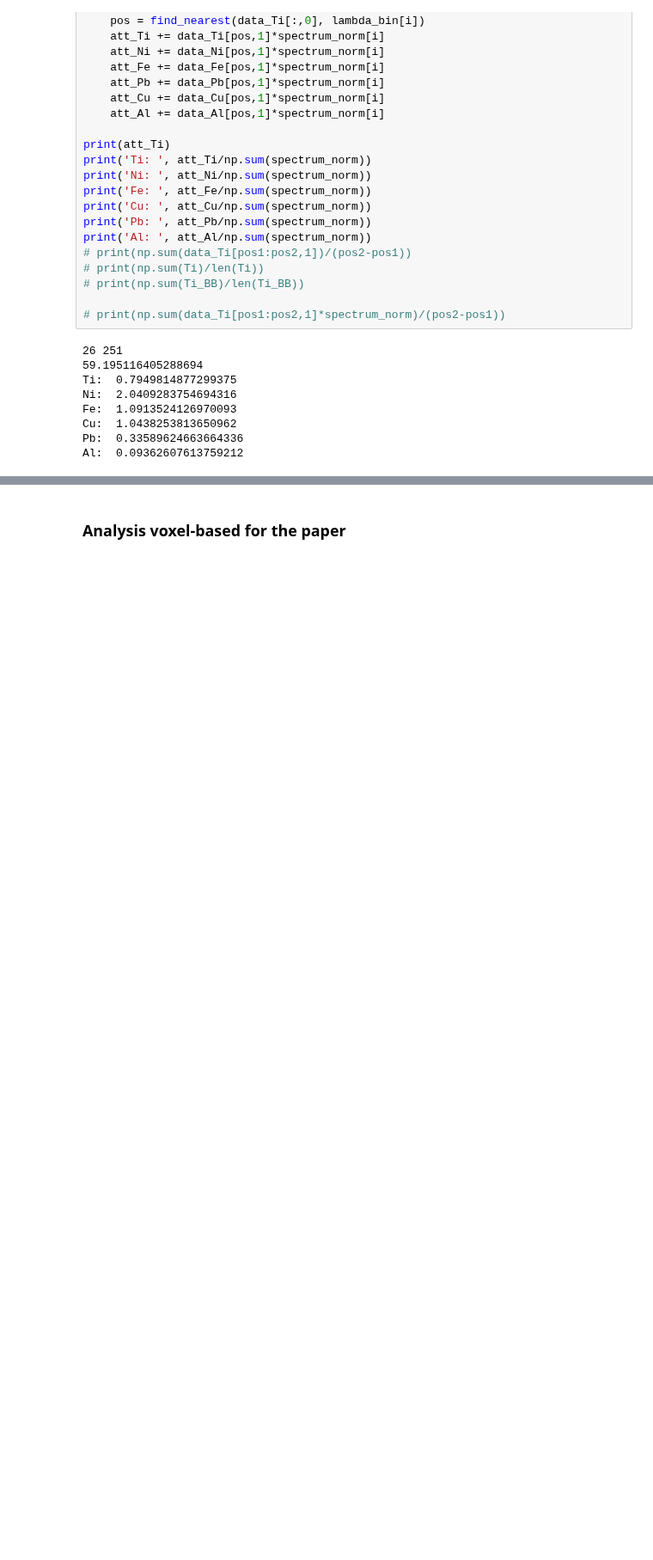
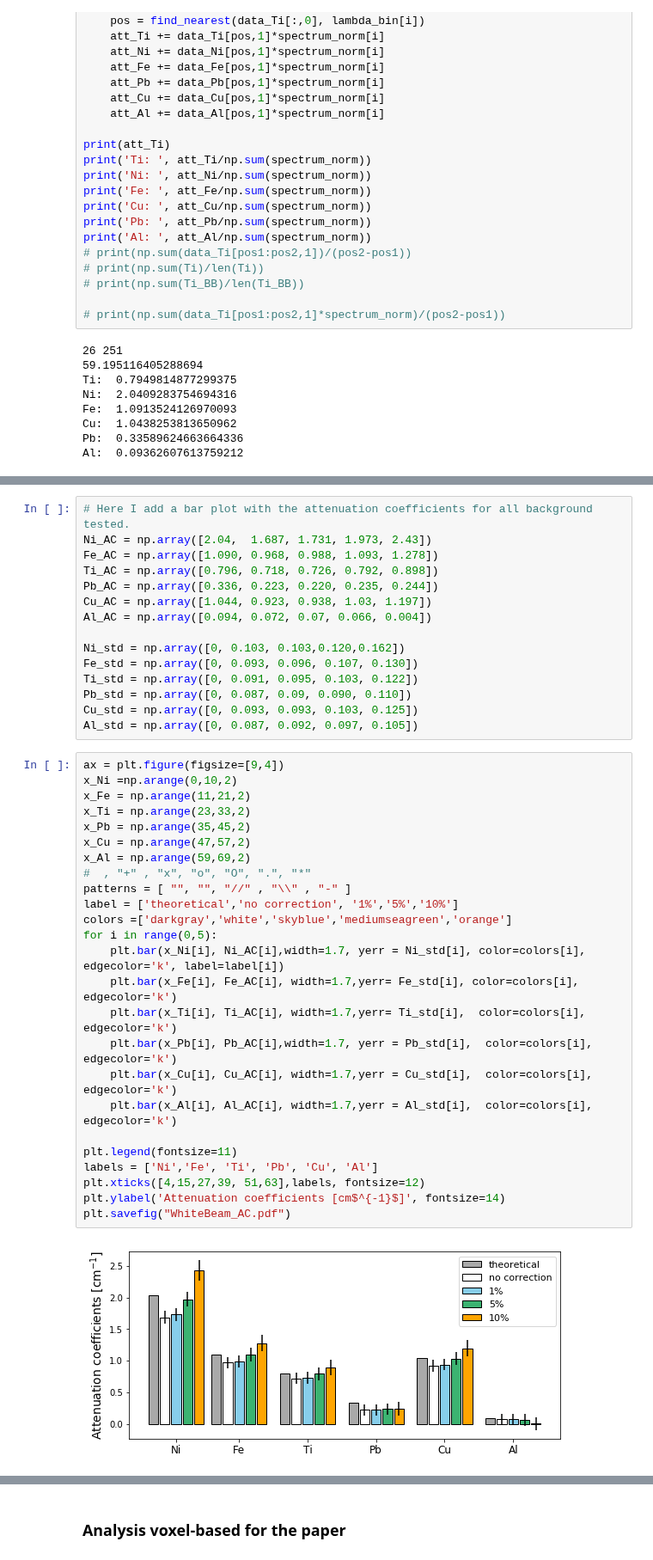
Before and after one commit to neutronimaging/scripts, a Jupyter notebook: python/ToF_notebooks/TOF_TOMO_data_analysis.ipynb, the cells around one changed output, grey strips where cells are left out. Shown at 86% size. Cells and saved outputs as stored; diff of their text form; blank space fills up the shorter version.

```diff
--- a/python/ToF_notebooks/TOF_TOMO_data_analysis.ipynb
+++ b/python/ToF_notebooks/TOF_TOMO_data_analysis.ipynb
@@ -445,6 +450,48 @@ plt.savefig('WhiteBeam_BB.pdf')
 # %% [output]
 [figure]
 [figure]
+# %%
+# Here I add a bar plot with the attenuation coefficients for all background tested.
+Ni_AC = np.array([2.04,  1.687, 1.731, 1.973, 2.43])
+Fe_AC = np.array([1.090, 0.968, 0.988, 1.093, 1.278])
+Ti_AC = np.array([0.796, 0.718, 0.726, 0.792, 0.898])
+Pb_AC = np.array([0.336, 0.223, 0.220, 0.235, 0.244])
+Cu_AC = np.array([1.044, 0.923, 0.938, 1.03, 1.197])
+Al_AC = np.array([0.094, 0.072, 0.07, 0.066, 0.004])
+
+Ni_std = np.array([0, 0.103, 0.103,0.120,0.162])
+Fe_std = np.array([0, 0.093, 0.096, 0.107, 0.130])
+Ti_std = np.array([0, 0.091, 0.095, 0.103, 0.122])
+Pb_std = np.array([0, 0.087, 0.09, 0.090, 0.110])
+Cu_std = np.array([0, 0.093, 0.093, 0.103, 0.125])
+Al_std = np.array([0, 0.087, 0.092, 0.097, 0.105])
+# %%
+ax = plt.figure(figsize=[9,4])
+x_Ni =np.arange(0,10,2)
+x_Fe = np.arange(11,21,2)
+x_Ti = np.arange(23,33,2)
+x_Pb = np.arange(35,45,2)
+x_Cu = np.arange(47,57,2)
+x_Al = np.arange(59,69,2)
+#  , "+" , "x", "o", "O", ".", "*"
+patterns = [ "", "", "//" , "\\" , "-" ]
+label = ['theoretical','no correction', '1%','5%','10%']
+colors =['darkgray','white','skyblue','mediumseagreen','orange']
+for i in range(0,5):
+    plt.bar(x_Ni[i], Ni_AC[i],width=1.7, yerr = Ni_std[i], color=colors[i], edgecolor='k', label=label[i])
+    plt.bar(x_Fe[i], Fe_AC[i], width=1.7,yerr= Fe_std[i], color=colors[i], edgecolor='k')
+    plt.bar(x_Ti[i], Ti_AC[i], width=1.7,yerr= Ti_std[i],  color=colors[i], edgecolor='k')
+    plt.bar(x_Pb[i], Pb_AC[i],width=1.7, yerr = Pb_std[i],  color=colors[i], edgecolor='k')
+    plt.bar(x_Cu[i], Cu_AC[i], width=1.7,yerr = Cu_std[i],  color=colors[i], edgecolor='k')
+    plt.bar(x_Al[i], Al_AC[i], width=1.7,yerr = Al_std[i],  color=colors[i], edgecolor='k')
+
+plt.legend(fontsize=11)
+labels = ['Ni','Fe', 'Ti', 'Pb', 'Cu', 'Al']
+plt.xticks([4,15,27,39, 51,63],labels, fontsize=12)
+plt.ylabel('Attenuation coefficients [cm$^{-1}$]', fontsize=14)
+plt.savefig("WhiteBeam_AC.pdf")
+# %% [output]
+[figure, added]
 # %%
 plt.subplots(figsize=(7,6))
 ax1 = plt.subplot(211)
```
Also changed, not shown: parts of 3 cells of this notebook, 1 other file.
